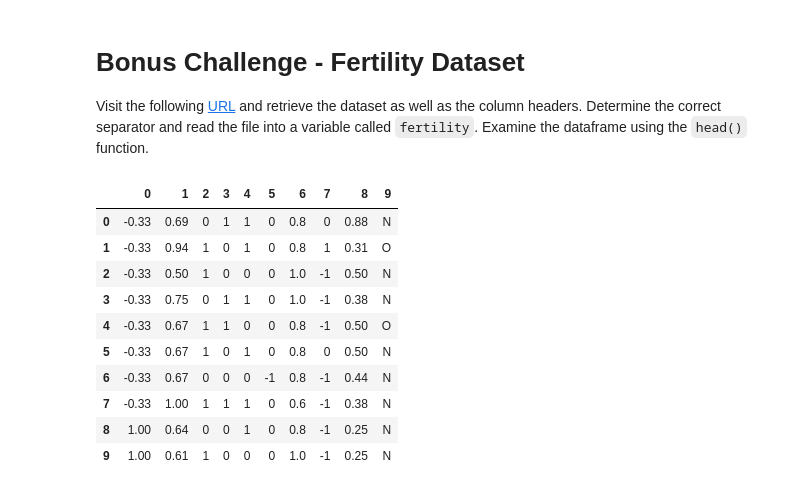
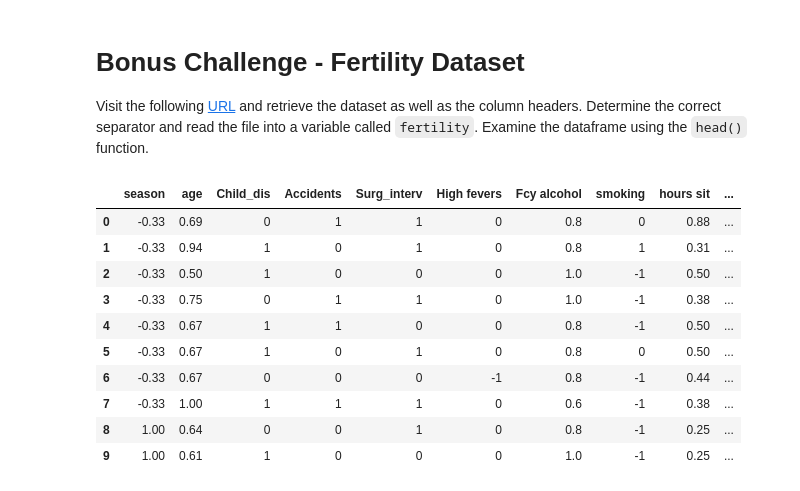
Before and after one commit to CristopherRL/dataptmad1019, a Jupyter notebook: module-1/lab-import-export/your-code/main.ipynb, the cells around one changed output. Cells and saved outputs as stored; diff of their text form; code cells hidden in the pictures.

```diff
--- a/module-1/lab-import-export/your-code/main.ipynb
+++ b/module-1/lab-import-export/your-code/main.ipynb
@@ -149,17 +149,20 @@ Visit the following [URL](https://archive.ics.uci.edu/ml/datasets/Fertility) and
 # %%
 # Your code here:
 url = "https://archive.ics.uci.edu/ml/machine-learning-databases/00244/fertility_Diagnosis.txt"
-fertility = pd.read_csv(url, sep=',', header=None)
+headers = ['season', 'age', 'Child_dis', 'Accidents', 'Surg_interv', 'High fevers', 'Fcy alcohol', 'smoking', 'hours sit', 'output']
+fertility = pd.read_csv(url, sep=',', names = headers)
+#i assumed that the csv is separated by commas, and checking after the head function
+#the headers were taken fro the website
 fertility.head(10)
 # %% [output]
-|  | 0 | 1 | 2 | 3 | 4 | 5 | 6 | 7 | 8 | 9 |
-| 0 | -0.33 | 0.69 | 0 | 1 | 1 | 0 | 0.8 | 0 | 0.88 | N |
-| 1 | -0.33 | 0.94 | 1 | 0 | 1 | 0 | 0.8 | 1 | 0.31 | O |
-| 2 | -0.33 | 0.50 | 1 | 0 | 0 | 0 | 1.0 | -1 | 0.50 | N |
-| 3 | -0.33 | 0.75 | 0 | 1 | 1 | 0 | 1.0 | -1 | 0.38 | N |
-| 4 | -0.33 | 0.67 | 1 | 1 | 0 | 0 | 0.8 | -1 | 0.50 | O |
-| 5 | -0.33 | 0.67 | 1 | 0 | 1 | 0 | 0.8 | 0 | 0.50 | N |
-| 6 | -0.33 | 0.67 | 0 | 0 | 0 | -1 | 0.8 | -1 | 0.44 | N |
-| 7 | -0.33 | 1.00 | 1 | 1 | 1 | 0 | 0.6 | -1 | 0.38 | N |
-| 8 | 1.00 | 0.64 | 0 | 0 | 1 | 0 | 0.8 | -1 | 0.25 | N |
-| 9 | 1.00 | 0.61 | 1 | 0 | 0 | 0 | 1.0 | -1 | 0.25 | N |
+|  | season | age | Child_dis | Accidents | Surg_interv | High fevers | Fcy alcohol | smoking | hours sit | ... |
+| 0 | -0.33 | 0.69 | 0 | 1 | 1 | 0 | 0.8 | 0 | 0.88 | ... |
+| 1 | -0.33 | 0.94 | 1 | 0 | 1 | 0 | 0.8 | 1 | 0.31 | ... |
+| 2 | -0.33 | 0.50 | 1 | 0 | 0 | 0 | 1.0 | -1 | 0.50 | ... |
+| 3 | -0.33 | 0.75 | 0 | 1 | 1 | 0 | 1.0 | -1 | 0.38 | ... |
+| 4 | -0.33 | 0.67 | 1 | 1 | 0 | 0 | 0.8 | -1 | 0.50 | ... |
+| 5 | -0.33 | 0.67 | 1 | 0 | 1 | 0 | 0.8 | 0 | 0.50 | ... |
+| 6 | -0.33 | 0.67 | 0 | 0 | 0 | -1 | 0.8 | -1 | 0.44 | ... |
+| 7 | -0.33 | 1.00 | 1 | 1 | 1 | 0 | 0.6 | -1 | 0.38 | ... |
+| 8 | 1.00 | 0.64 | 0 | 0 | 1 | 0 | 0.8 | -1 | 0.25 | ... |
+| 9 | 1.00 | 0.61 | 1 | 0 | 0 | 0 | 1.0 | -1 | 0.25 | ... |
```
